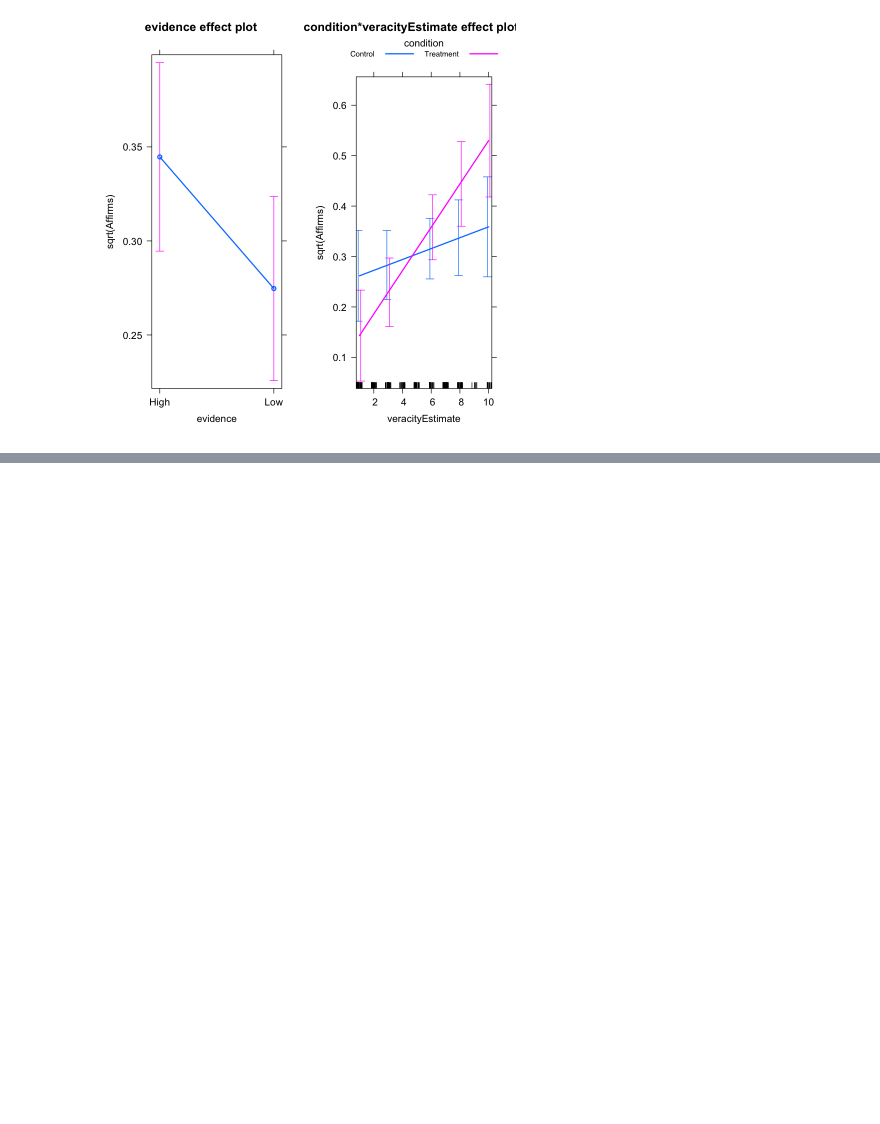
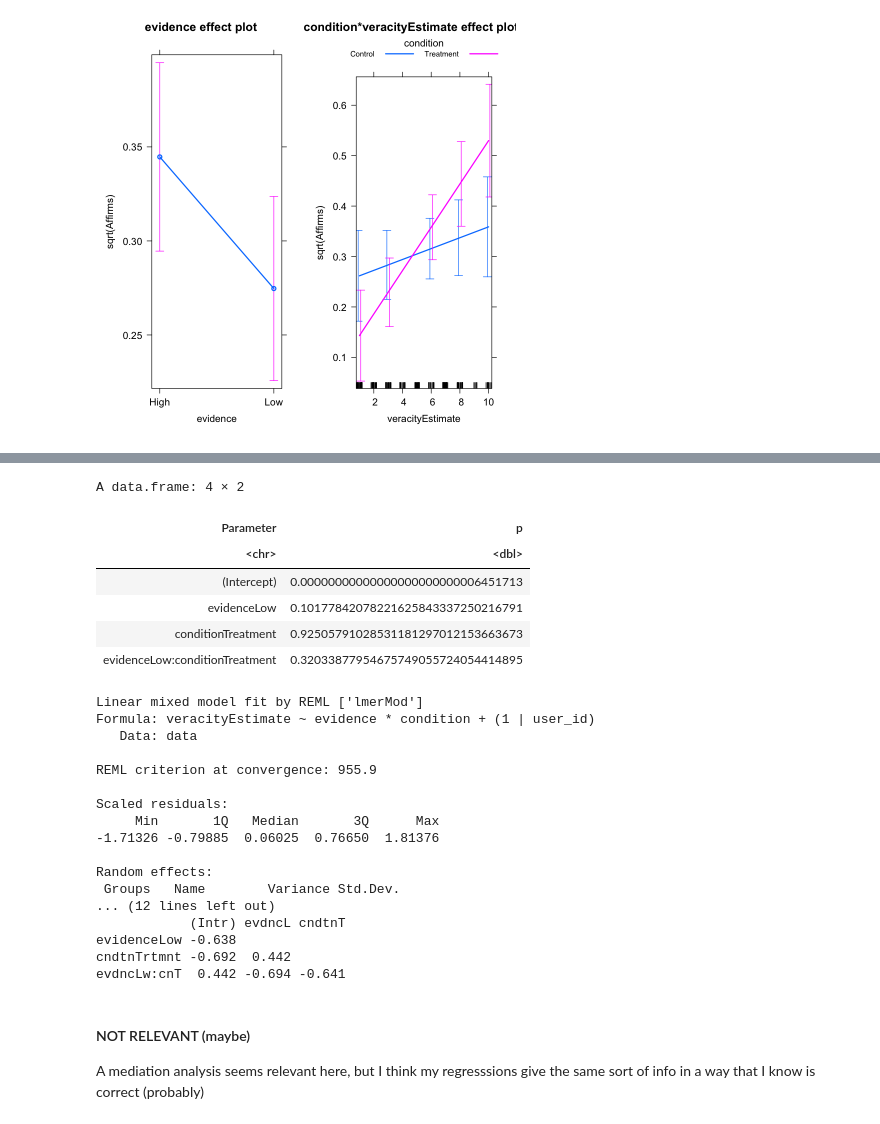
Before and after one commit to cameron-raymond/SDS-Thesis, a Jupyter notebook: notebooks/R_Notebooks/R-Accuracy_Saliency.ipynb, the cells around one changed output, grey strips where cells are left out. Saved outputs shown, nothing was run; the diff lists cells and outputs as text; code cells hidden in the pictures; blank space fills up the shorter version.

Commit message:
accuracy estimates

```diff
--- a/notebooks/R_Notebooks/R-Accuracy_Saliency.ipynb
+++ b/notebooks/R_Notebooks/R-Accuracy_Saliency.ipynb
@@ -116,0 +137,33 @@ plot(allEffects(md.interaction), multiline=TRUE, ci.style="bars")
+# %%
+md.perceived = lmer(veracityEstimate ~ evidence * condition + (1 |user_id), data = data)
+p_value_satterthwaite(md.perceived)
+summary(md.perceived)
+# %% [output]
+A data.frame: 4 × 2
+| Parameter | p |
+| <chr> | <dbl> |
+| (Intercept) | 0.00000000000000000000000006451713 |
+| evidenceLow | 0.10177842078221625843337250216791 |
+| conditionTreatment | 0.92505791028531181297012153663673 |
+| evidenceLow:conditionTreatment | 0.32033877954675749055724054414895 |
+Linear mixed model fit by REML ['lmerMod']
+Formula: veracityEstimate ~ evidence * condition + (1 | user_id)
+   Data: data
+
+REML criterion at convergence: 955.9
+
+Scaled residuals:
+     Min       1Q   Median       3Q      Max
+-1.71326 -0.79885  0.06025  0.76650  1.81376
+
+Random effects:
+ Groups   Name        Variance Std.Dev.
+... (12 lines left out)
+            (Intr) evdncL cndtnT
+evidenceLow -0.638
+cndtnTrtmnt -0.692  0.442
+evdncLw:cnT  0.442 -0.694 -0.641
+# %% [markdown]
+#### NOT RELEVANT (maybe)
+
+A mediation analysis seems relevant here, but I think my regresssions give the same sort of info in a way that I know is correct (probably)
```
Also changed, not shown: parts of 6 cells of this notebook, 8 other files.
